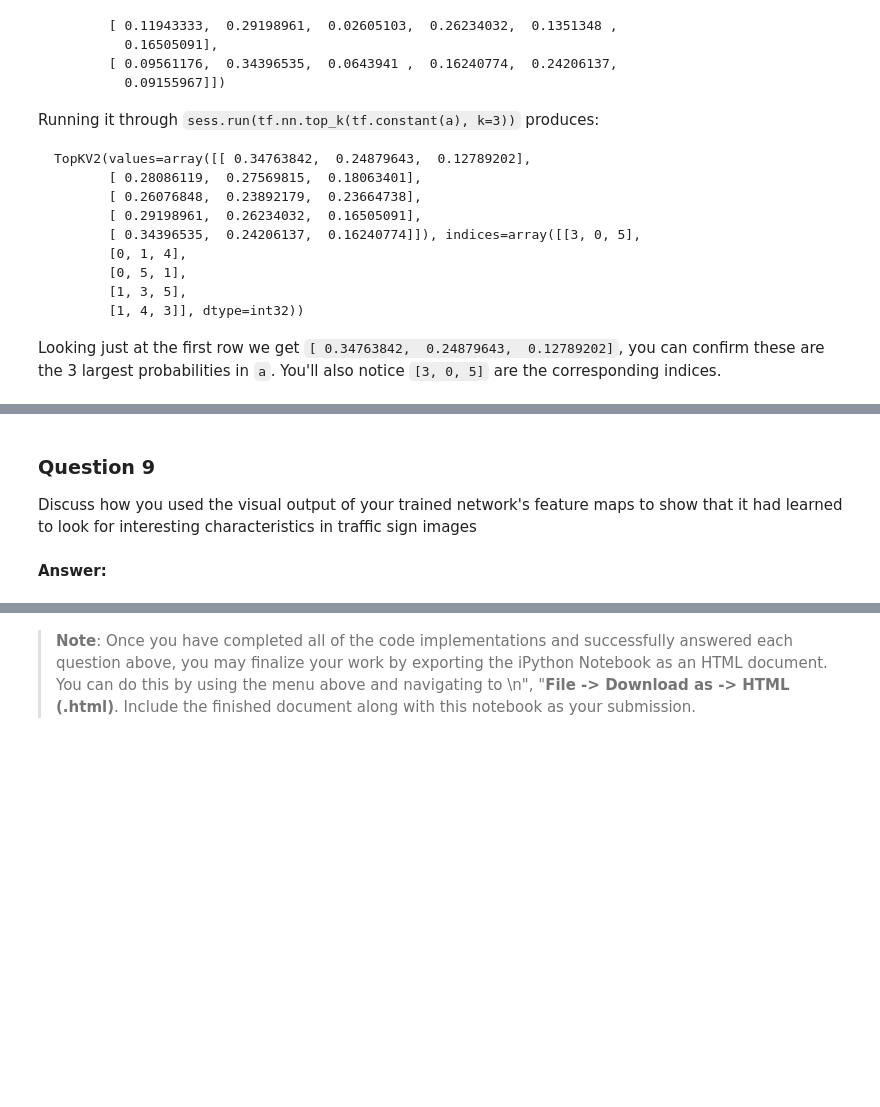
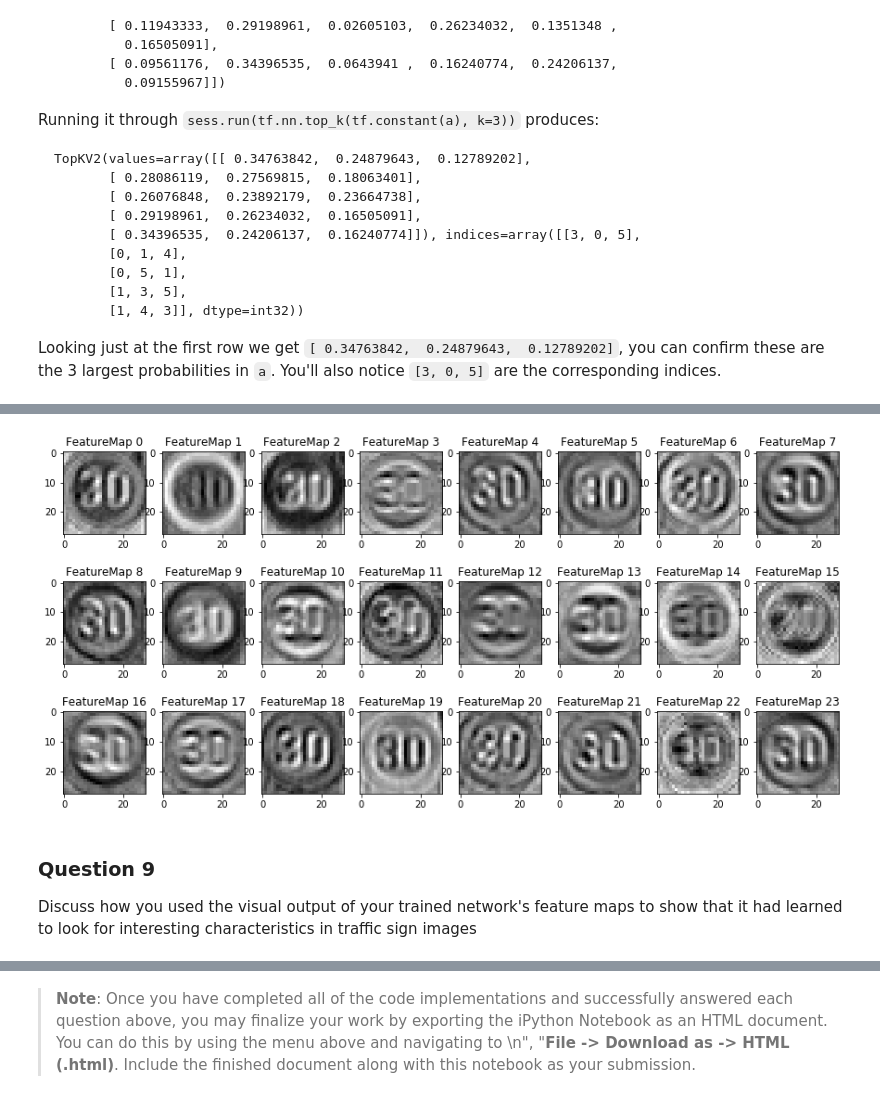
Before and after one commit to andreas28/CarND, a Jupyter notebook: CarND-Traffic-Sign-Classifier-Project/Traffic_Sign_Classifier.ipynb, the cells around one changed output, grey strips where cells are left out. Drawn from its saved outputs; the diff is of its cells as text; code cells hidden in the pictures; blank space fills up the shorter version.

```diff
--- a/CarND-Traffic-Sign-Classifier-Project/Traffic_Sign_Classifier.ipynb
+++ b/CarND-Traffic-Sign-Classifier-Project/Traffic_Sign_Classifier.ipynb
@@ -644,0 +617,36 @@ Looking just at the first row we get `[ 0.34763842,  0.24879643,  0.12789202]`,
+# %%
+### Print out the top five softmax probabilities for the predictions on the German traffic sign images found on the web.
+### Feel free to use as many code cells as needed.
+
+with tf.Session() as sess:
+    print ("\nImage 1")
+    top = sess.run(tf.nn.top_k(tf.constant(softmaxs1), k=5))
+    print (top)
+
+    print ("\nImage 2")
+    top = sess.run(tf.nn.top_k(tf.constant(softmaxs2), k=5))
+    print (top)
+
+    print ("\nImage 3")
+    top = sess.run(tf.nn.top_k(tf.constant(softmaxs3), k=5))
+    print (top)
+
+    print ("\nImage 4")
+    top = sess.run(tf.nn.top_k(tf.constant(softmaxs4), k=5))
+    print (top)
+
+    print ("\nImage 5")
+    top = sess.run(tf.nn.top_k(tf.constant(softmaxs5), k=5))
+    print (top)
+
+    print ("\nImage 6")
+    top = sess.run(tf.nn.top_k(tf.constant(softmaxs6), k=5))
+    print (top)
+
+    print ("\nImage 7")
+    top = sess.run(tf.nn.top_k(tf.constant(softmaxs7), k=5))
+    print (top)
+
+    print ("\nImage 8")
+    top = sess.run(tf.nn.top_k(tf.constant(softmaxs8), k=5))
+    print (top)
@@ -664,35 +690,40 @@ For an example of what feature map outputs look like, check out NVIDIA's results
 # %%
 ### Visualize your network's feature maps here.
 ### Feel free to use as many code cells as needed.
 
 # image_input: the test image being fed into the network to produce the feature maps
 # tf_activation: should be a tf variable name used during your training procedure that represents the calculated state of a specific weight layer
 # activation_min/max: can be used to view the activation contrast in more detail, by default matplot sets min and max to the actual min and max values of the output
 # plt_num: used to plot out multiple different weight feature map sets on the same block, just extend the plt number for each new feature map entry
 
 def outputFeatureMap(image_input, tf_activation, activation_min=-1, activation_max=-1 ,plt_num=1):
     # Here make sure to preprocess your image_input in a way your network expects
     # with size, normalization, ect if needed
     # image_input =
     # Note: x should be the same name as your network's tensorflow data placeholder variable
     # If you get an error tf_activation is not defined it maybe having trouble accessing the variable from inside a function
     activation = tf_activation.eval(session=sess,feed_dict={x : image_input})
     featuremaps = activation.shape[3]
+
     plt.figure(plt_num, figsize=(15,15))
     for featuremap in range(featuremaps):
         plt.subplot(6,8, featuremap+1) # sets the number of feature maps to show on each row and column
         plt.title('FeatureMap ' + str(featuremap)) # displays the feature map number
         if activation_min != -1 & activation_max != -1:
             plt.imshow(activation[0,:,:, featuremap], interpolation="nearest", vmin =activation_min, vmax=activation_max, cmap="gray")
         elif activation_max != -1:
             plt.imshow(activation[0,:,:, featuremap], interpolation="nearest", vmax=activation_max, cmap="gray")
         elif activation_min !=-1:
             plt.imshow(activation[0,:,:, featuremap], interpolation="nearest", vmin=activation_min, cmap="gray")
         else:
             plt.imshow(activation[0,:,:, featuremap], interpolation="nearest", cmap="gray")
+
+with tf.Session() as sess:
+    saver.restore(sess, tf.train.latest_checkpoint('.'))
+    outputFeatureMap(image1_x, LeNetModified.feature_map1)
+# %% [output]
+[figure, added]
 # %% [markdown]
 ### Question 9
 
 Discuss how you used the visual output of your trained network's feature maps to show that it had learned to look for interesting characteristics in traffic sign images
-# %% [markdown]
-**Answer:**
```
Also changed, not shown: parts of 9 cells of this notebook, 13 other files.
